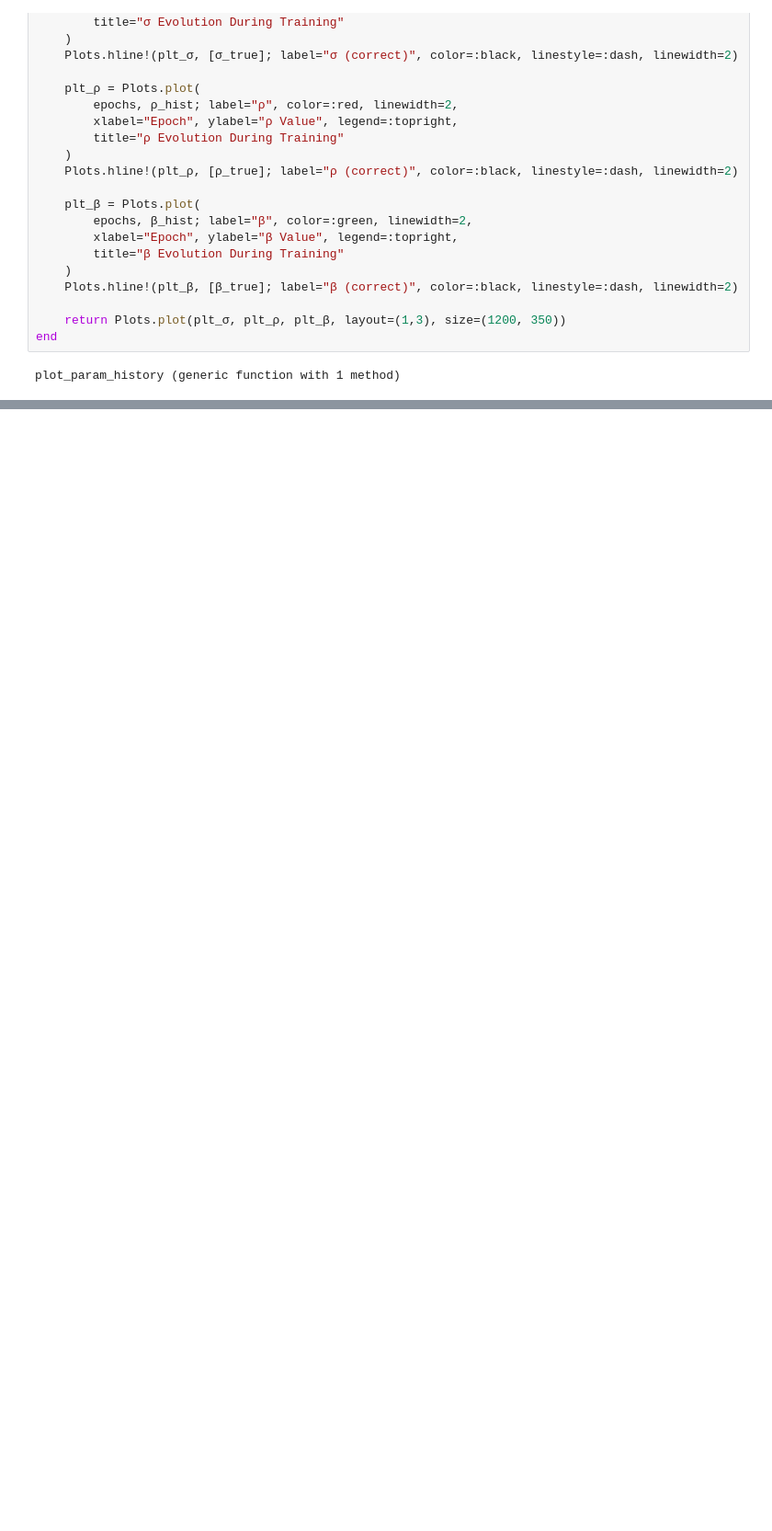
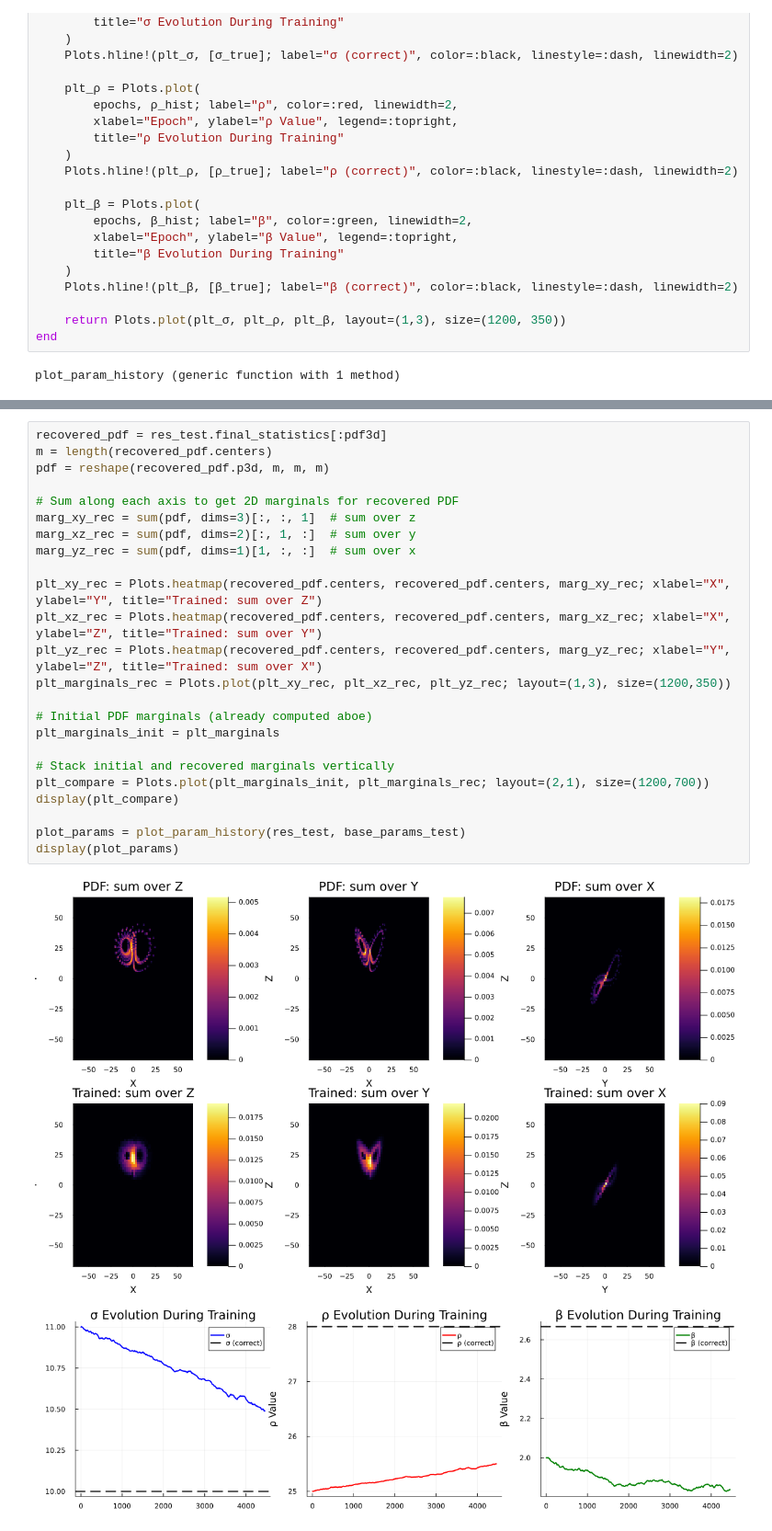
Before and after one commit to nviebig/LorenzParameterEstimation, a Jupyter notebook: examples_climate/pdf/sanity_check.ipynb, the cells around one changed output, grey strips where cells are left out. Shown at 92% size. Drawn from its saved outputs; the diff is of its cells as text; blank space fills up the shorter version.

```diff
--- a/examples_climate/pdf/sanity_check.ipynb
+++ b/examples_climate/pdf/sanity_check.ipynb
@@ -248,0 +308,27 @@ Plots.plot(res_test.loss_history; xlabel="Epoch", ylabel="PDF Loss",
+# %%
+recovered_pdf = res_test.final_statistics[:pdf3d]
+m = length(recovered_pdf.centers)
+pdf = reshape(recovered_pdf.p3d, m, m, m)
+
+# Sum along each axis to get 2D marginals for recovered PDF
+marg_xy_rec = sum(pdf, dims=3)[:, :, 1]  # sum over z
+marg_xz_rec = sum(pdf, dims=2)[:, 1, :]  # sum over y
+marg_yz_rec = sum(pdf, dims=1)[1, :, :]  # sum over x
+
+plt_xy_rec = Plots.heatmap(recovered_pdf.centers, recovered_pdf.centers, marg_xy_rec; xlabel="X", ylabel="Y", title="Trained: sum over Z")
+plt_xz_rec = Plots.heatmap(recovered_pdf.centers, recovered_pdf.centers, marg_xz_rec; xlabel="X", ylabel="Z", title="Trained: sum over Y")
+plt_yz_rec = Plots.heatmap(recovered_pdf.centers, recovered_pdf.centers, marg_yz_rec; xlabel="Y", ylabel="Z", title="Trained: sum over X")
+plt_marginals_rec = Plots.plot(plt_xy_rec, plt_xz_rec, plt_yz_rec; layout=(1,3), size=(1200,350))
+
+# Initial PDF marginals (already computed aboe)
+plt_marginals_init = plt_marginals
+
+# Stack initial and recovered marginals vertically
+plt_compare = Plots.plot(plt_marginals_init, plt_marginals_rec; layout=(2,1), size=(1200,700))
+display(plt_compare)
+
+plot_params = plot_param_history(res_test, base_params_test)
+display(plot_params)
+# %% [output]
+[figure, added]
+[figure, added]
```
Also changed, not shown: parts of 4 cells of this notebook, 1 other file.
